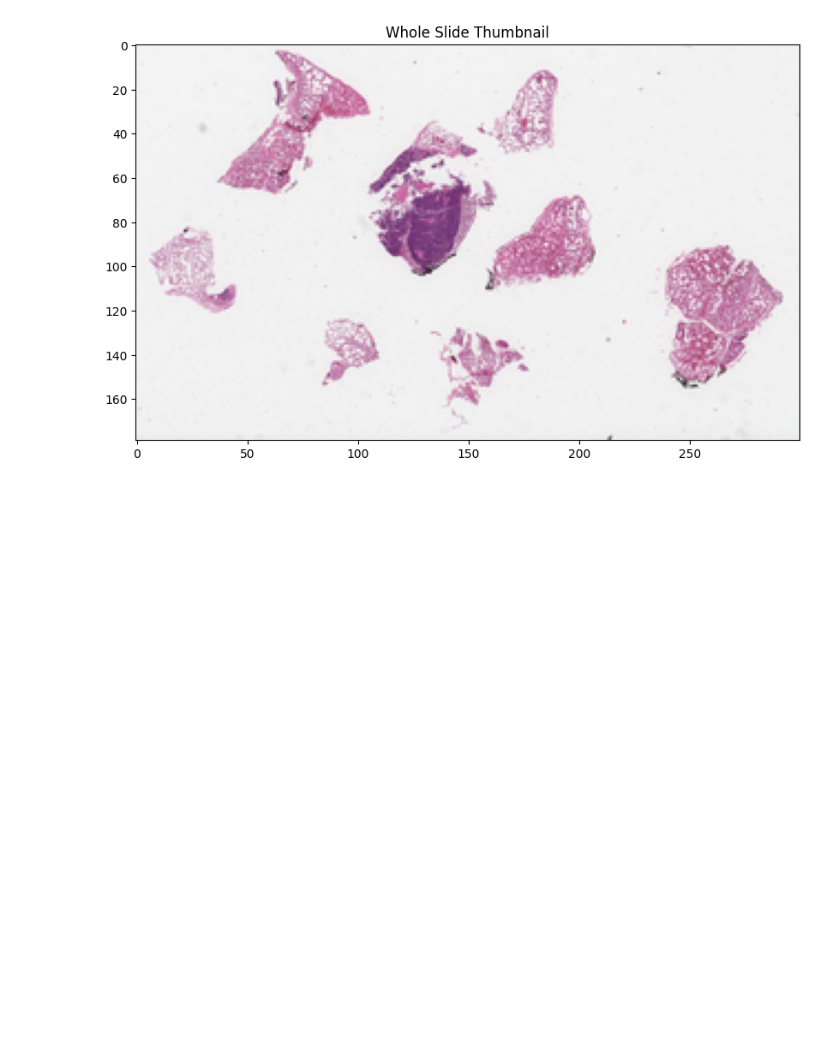
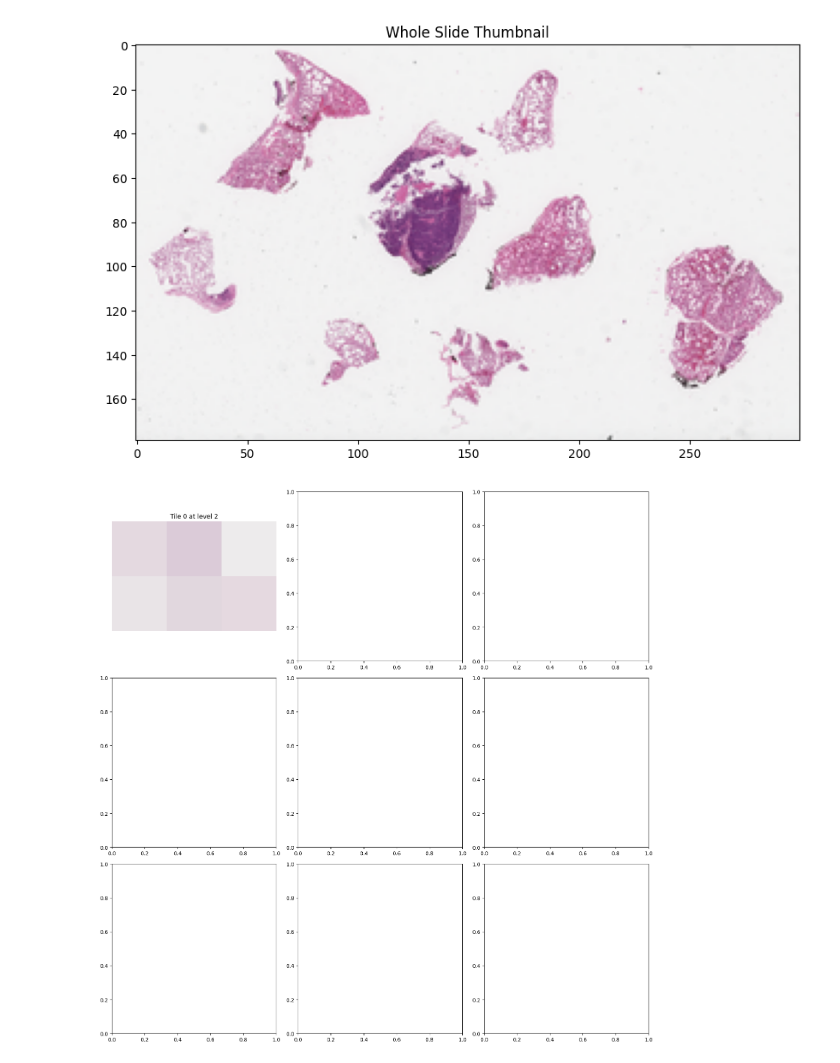
Before and after one commit to mansoorbalouch/WSI_Breast_Cancer_Classification, a Jupyter notebook: Working-Notebook.ipynb, the cells around one changed output. Saved outputs shown, nothing was run; the diff lists cells and outputs as text; code cells hidden in the pictures; blank space fills up the shorter version.

Commit message:
tiles update

```diff
--- a/Working-Notebook.ipynb
+++ b/Working-Notebook.ipynb
@@ -112,24 +113,24 @@ Level downsamples: (1.0, 4.000118261219338, 16.001865551910146, 32.0077314787265
 # %%
 
 # Function to create a tile generator and extract tiles from a specified level
 def create_and_display_tiles(slide, level, tile_size=256):
     dzi = DeepZoomGenerator(slide, tile_size=tile_size, overlap=0, limit_bounds=True)
     cols, rows = dzi.level_tiles[level]
     fig, axs = plt.subplots(nrows=3, ncols=3, figsize=(15, 15))
 
     for i, ax in enumerate(axs.flatten()):
         if i < cols * rows:
             col, row = i % cols, i // cols
             tile = dzi.get_tile(level, (col, row))
             ax.imshow(tile)
             ax.set_title(f"Tile {i} at level {level}")
             ax.axis('off')
         plt.tight_layout()
 
     return dzi
 
 # Create tiles at a specific level and display them
-level_to_extract = 5  # choose a suitable level
+level_to_extract = 2  # choose a suitable level
 tile_generator = create_and_display_tiles(slide, level_to_extract)
-
-# Optional: Save the tiles to disk (adjust the save_tiles function accordingly)
+# %% [output]
+[figure, added]
```
Also changed, not shown: parts of 3 cells of this notebook.
